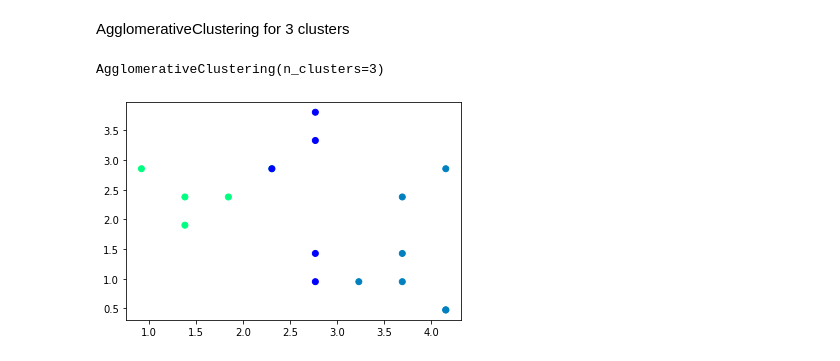
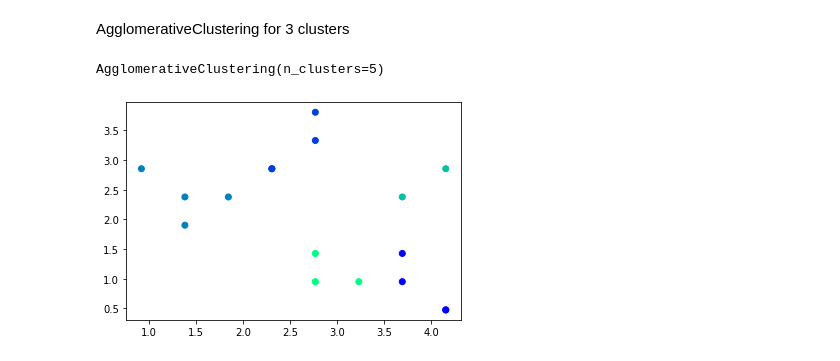
Before and after one commit to Yash-Kamtekar/Clustering-techniques, a Jupyter notebook: Hierarchical_clustering.ipynb, the cells around one changed output. Cells and saved outputs as stored; diff of their text form; code cells hidden in the pictures.

```diff
--- a/Hierarchical_clustering.ipynb
+++ b/Hierarchical_clustering.ipynb
@@ -76,14 +76,13 @@ AgglomerativeClustering for 3 clusters
 # %%
 from sklearn.cluster import AgglomerativeClustering
 
-agg = AgglomerativeClustering(n_clusters=3)
+agg = AgglomerativeClustering(n_clusters = 5)
 agg.fit(df)
-AgglomerativeClustering(n_clusters=3)
 # %% [output]
-AgglomerativeClustering(n_clusters=3)
+AgglomerativeClustering(n_clusters=5)
 # %%
-plt.scatter(df['x_whitened'], df['y_whitened'], c = AgglomerativeClustering(n_clusters = 3).fit_predict(df), cmap =plt.cm.winter)
+plt.scatter(df['x_whitened'], df['y_whitened'], c = AgglomerativeClustering(n_clusters = 5).fit_predict(df), cmap =plt.cm.winter)
 
 plt.show()
 # %% [output]
-[figure, old version]
+[figure, new version]
```
Also changed, not shown: parts of 1 cell of this notebook.
